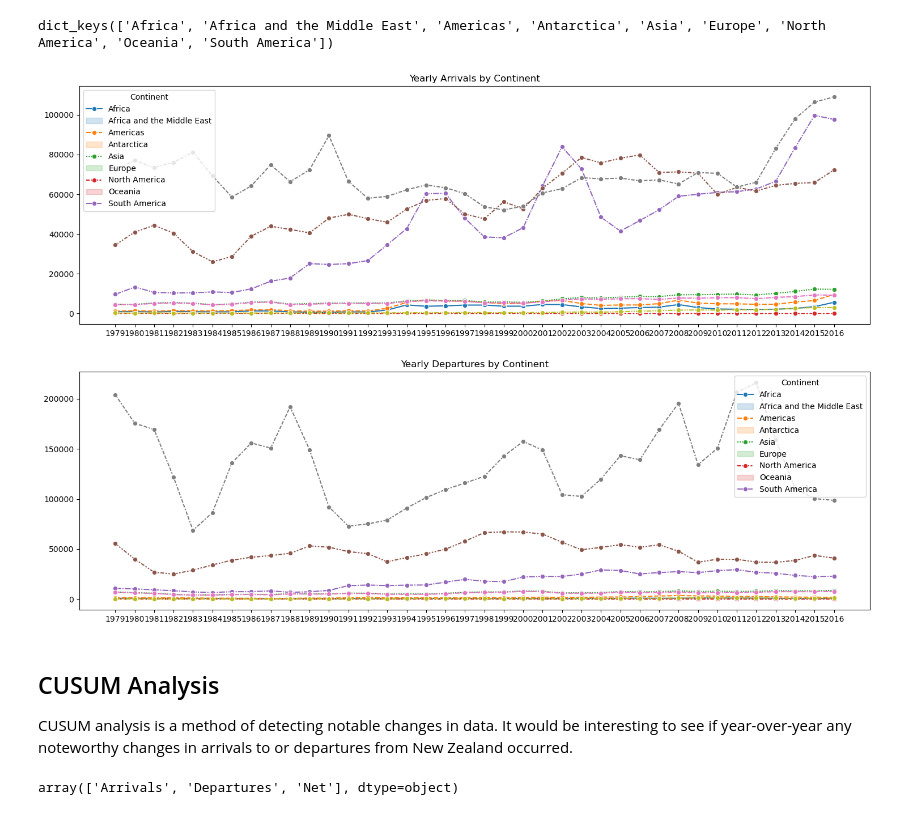
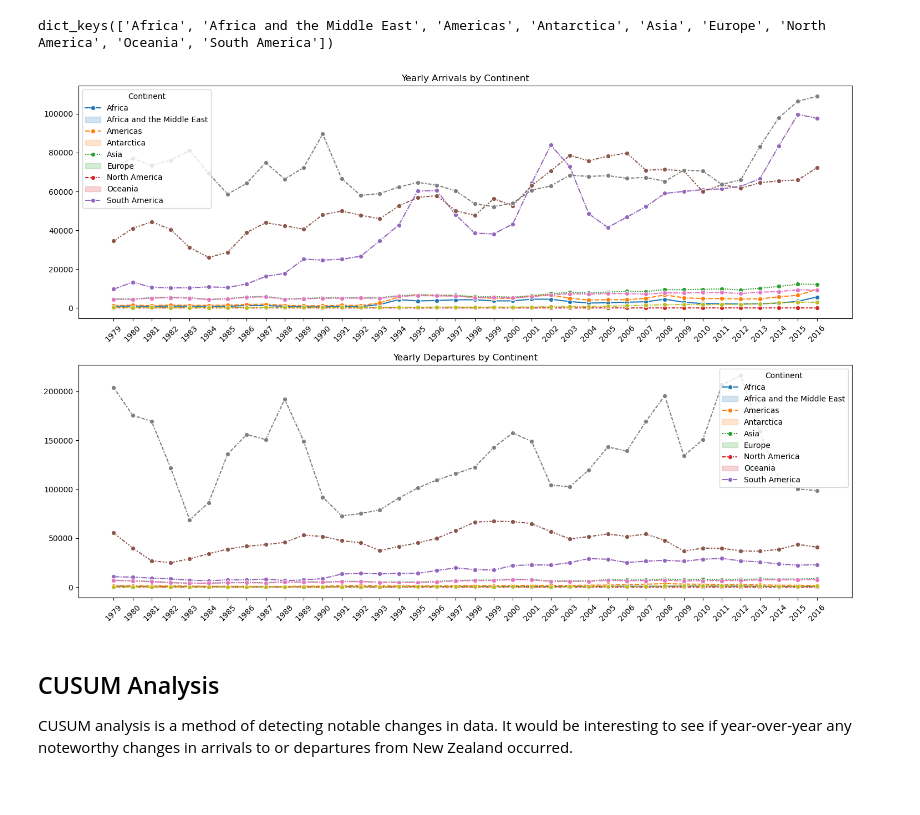
Before and after one commit to lammypi/Data-Science-Explorations, a Jupyter notebook: nz-migration-stats.ipynb, the cells around one changed output. Drawn from its saved outputs; the diff is of its cells as text; code cells hidden in the pictures.

```diff
--- a/nz-migration-stats.ipynb
+++ b/nz-migration-stats.ipynb
@@ -649,42 +649,38 @@ sns.lineplot(data = [arr_cont_yearly['Africa'],
              ax = ax0)
 # Set the line chart title
 ax0.set_title('Yearly Arrivals by Continent')
 # Tick marks
 ax0.set_xticks(range(len(years)))
-ax0.set_xticklabels([str(y) for y in years])
+ax0.set_xticklabels(years, rotation = 45)
 # Fix the legend
 ax0.legend(title = "Continent", labels = arr_cont_yearly.keys())
+
 
 sns.lineplot(data = [dep_cont_yearly['Africa'],
                      dep_cont_yearly['Africa and the Middle East'],
                      dep_cont_yearly['Americas'],
                      dep_cont_yearly['Antarctica'],
                      dep_cont_yearly['Asia'],
                      dep_cont_yearly['Europe'],
                      dep_cont_yearly['North America'],
                      dep_cont_yearly['Oceania'],
                      dep_cont_yearly['South America']],
              marker = "o",
              linestyle = "dashed",
              ax = ax1)
 # Set the title
 ax1.set_title('Yearly Departures by Continent')
 # X tick labeles
 ax1.set_xticks(range(len(years)))
-ax1.set_xticklabels(years)
+ax1.set_xticklabels(years, rotation = 45)
 # Fix the legend
 ax1.legend(title = "Continent", labels = dep_cont_yearly.keys())
 
-
 # View
 fig.show()
 # %% [output]
-[figure, old version]
+[figure, new version]
 # %% [markdown]
 ## CUSUM Analysis
 
 CUSUM analysis is a method of detecting notable changes in data. It would be interesting to see if year-over-year any noteworthy changes in arrivals to or departures from New Zealand occurred.
-# %%
-data.Measure.unique()
-# %% [output]
-array(['Arrivals', 'Departures', 'Net'], dtype=object)
```
Also changed, not shown: parts of 2 cells of this notebook.
